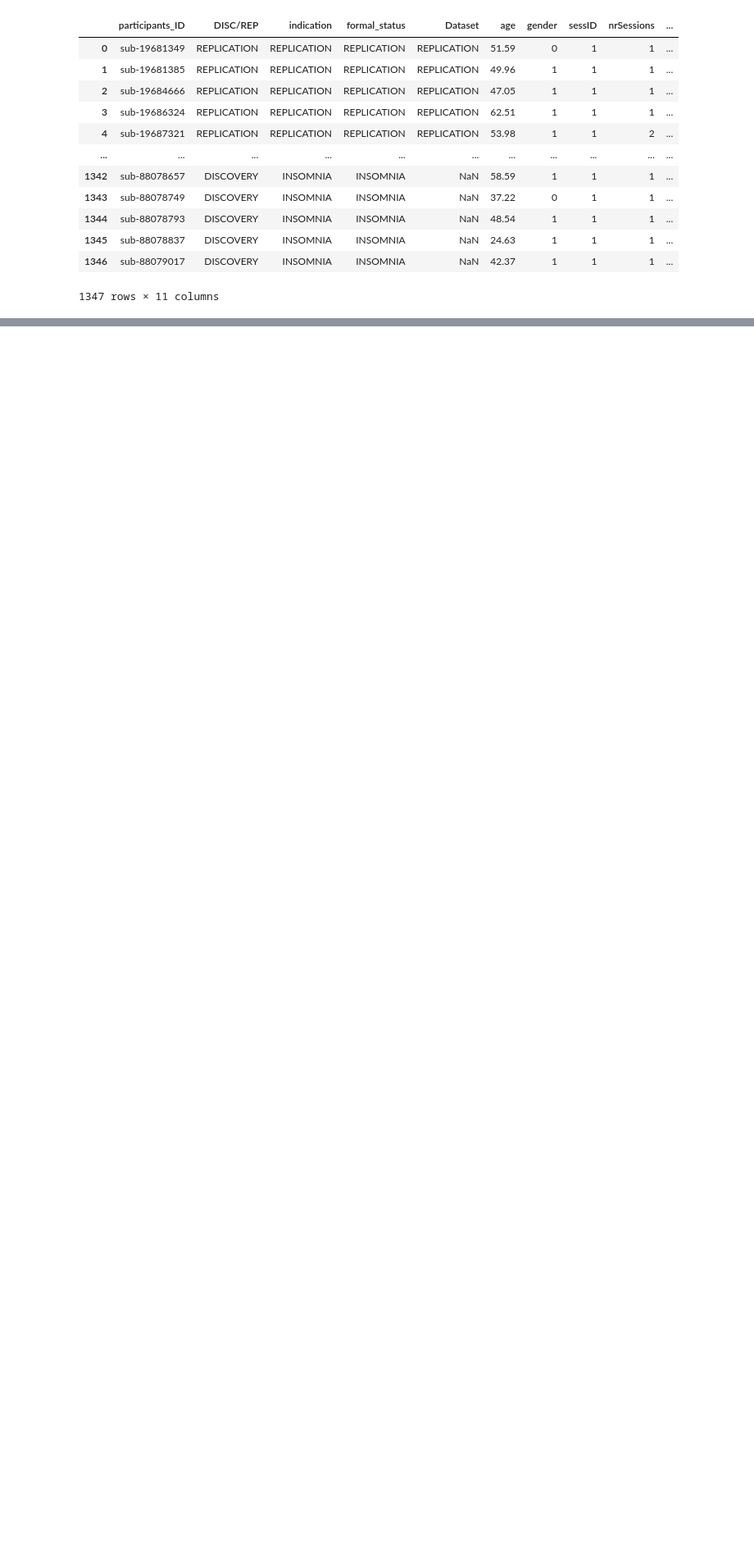
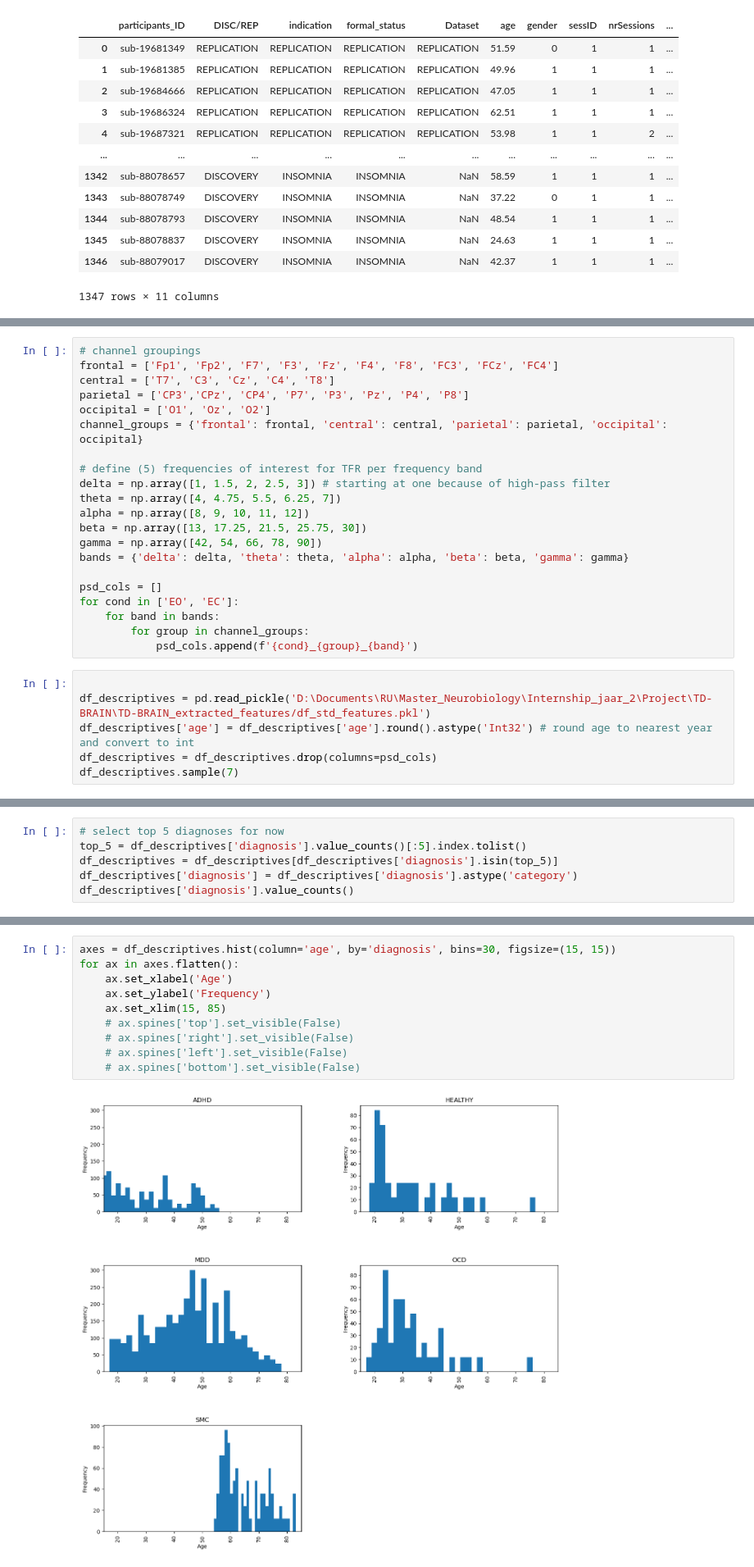
Before and after one commit to TSmolders/Internship_EEG, a Jupyter notebook: 1_participants_data.ipynb, the cells around one changed output, grey strips where cells are left out. Shown: that part at 82% size. Cells and saved outputs as stored; diff of their text form; blank space fills up the shorter version.

```diff
--- a/1_participants_data.ipynb
+++ b/1_participants_data.ipynb
@@ -106,0 +109,27 @@ df_test
+# %%
+# channel groupings
+frontal = ['Fp1', 'Fp2', 'F7', 'F3', 'Fz', 'F4', 'F8', 'FC3', 'FCz', 'FC4']
+central = ['T7', 'C3', 'Cz', 'C4', 'T8']
+parietal = ['CP3','CPz', 'CP4', 'P7', 'P3', 'Pz', 'P4', 'P8']
+occipital = ['O1', 'Oz', 'O2']
+channel_groups = {'frontal': frontal, 'central': central, 'parietal': parietal, 'occipital': occipital}
+
+# define (5) frequencies of interest for TFR per frequency band
+delta = np.array([1, 1.5, 2, 2.5, 3]) # starting at one because of high-pass filter
+theta = np.array([4, 4.75, 5.5, 6.25, 7])
+alpha = np.array([8, 9, 10, 11, 12])
+beta = np.array([13, 17.25, 21.5, 25.75, 30])
+gamma = np.array([42, 54, 66, 78, 90])
+bands = {'delta': delta, 'theta': theta, 'alpha': alpha, 'beta': beta, 'gamma': gamma}
+
+psd_cols = []
+for cond in ['EO', 'EC']:
+    for band in bands:
+        for group in channel_groups:
+            psd_cols.append(f'{cond}_{group}_{band}')
+# %%
+
+df_descriptives = pd.read_pickle('D:\Documents\RU\Master_Neurobiology\Internship_jaar_2\Project\TD-BRAIN\TD-BRAIN_extracted_features/df_std_features.pkl')
+df_descriptives['age'] = df_descriptives['age'].round().astype('Int32') # round age to nearest year and convert to int
+df_descriptives = df_descriptives.drop(columns=psd_cols)
+df_descriptives.sample(7)
@@ -106,0 +165,6 @@ df_test
+# %%
+# select top 5 diagnoses for now
+top_5 = df_descriptives['diagnosis'].value_counts()[:5].index.tolist()
+df_descriptives = df_descriptives[df_descriptives['diagnosis'].isin(top_5)]
+df_descriptives['diagnosis'] = df_descriptives['diagnosis'].astype('category')
+df_descriptives['diagnosis'].value_counts()
@@ -106,0 +191,12 @@ df_test
+# %%
+axes = df_descriptives.hist(column='age', by='diagnosis', bins=30, figsize=(15, 15))
+for ax in axes.flatten():
+    ax.set_xlabel('Age')
+    ax.set_ylabel('Frequency')
+    ax.set_xlim(15, 85)
+    # ax.spines['top'].set_visible(False)
+    # ax.spines['right'].set_visible(False)
+    # ax.spines['left'].set_visible(False)
+    # ax.spines['bottom'].set_visible(False)
+# %% [output]
+[figure, added]
```
Also changed, not shown: parts of 7 cells of this notebook, 2 other files.
